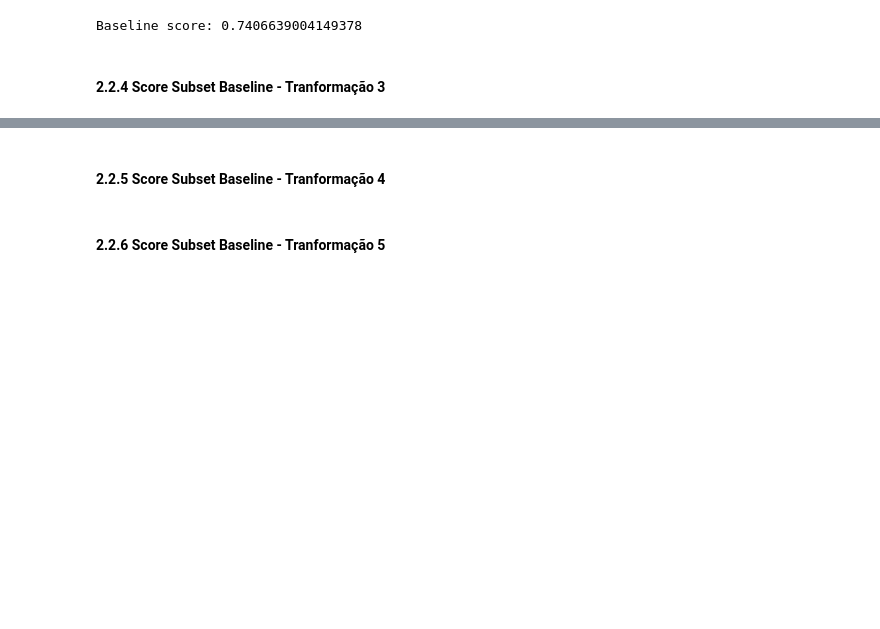
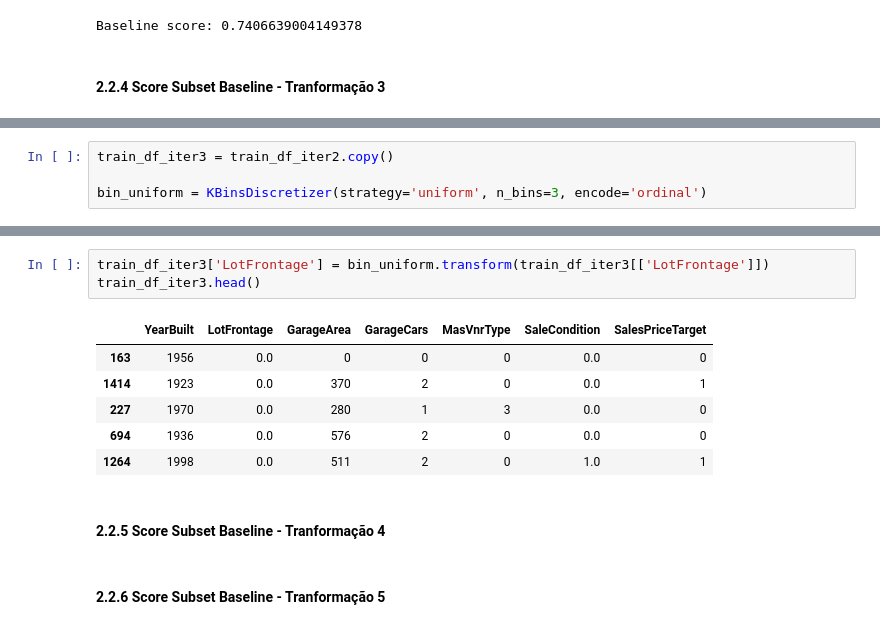
Before and after one commit to pereiranuno/preprocessingdatapt1, a Jupyter notebook: MPPD_project.ipynb, the cells around one changed output, grey strips where cells are left out. Drawn from its saved outputs; the diff is of its cells as text; blank space fills up the shorter version.

```diff
--- a/MPPD_project.ipynb
+++ b/MPPD_project.ipynb
@@ -915,0 +959,4 @@ Baseline score: 0.7406639004149378
+# %%
+train_df_iter3 = train_df_iter2.copy()
+
+bin_uniform = KBinsDiscretizer(strategy='uniform', n_bins=3, encode='ordinal')
@@ -916,3 +967,13 @@ Baseline score: 0.7406639004149378
+# %%
+train_df_iter3['LotFrontage'] = bin_uniform.transform(train_df_iter3[['LotFrontage']])
+train_df_iter3.head()
+# %% [output]
+|  | YearBuilt | LotFrontage | GarageArea | GarageCars | MasVnrType | SaleCondition | SalesPriceTarget |
+| 163 | 1956 | 0.0 | 0 | 0 | 0 | 0.0 | 0 |
+| 1414 | 1923 | 0.0 | 370 | 2 | 0 | 0.0 | 1 |
+| 227 | 1970 | 0.0 | 280 | 1 | 3 | 0.0 | 0 |
+| 694 | 1936 | 0.0 | 576 | 2 | 0 | 0.0 | 0 |
+| 1264 | 1998 | 0.0 | 511 | 2 | 0 | 1.0 | 1 |
 # %% [markdown]
 #### 2.2.5  Score Subset Baseline - Tranformação 4
 # %% [markdown]
```
Also changed, not shown: parts of 23 cells of this notebook.
